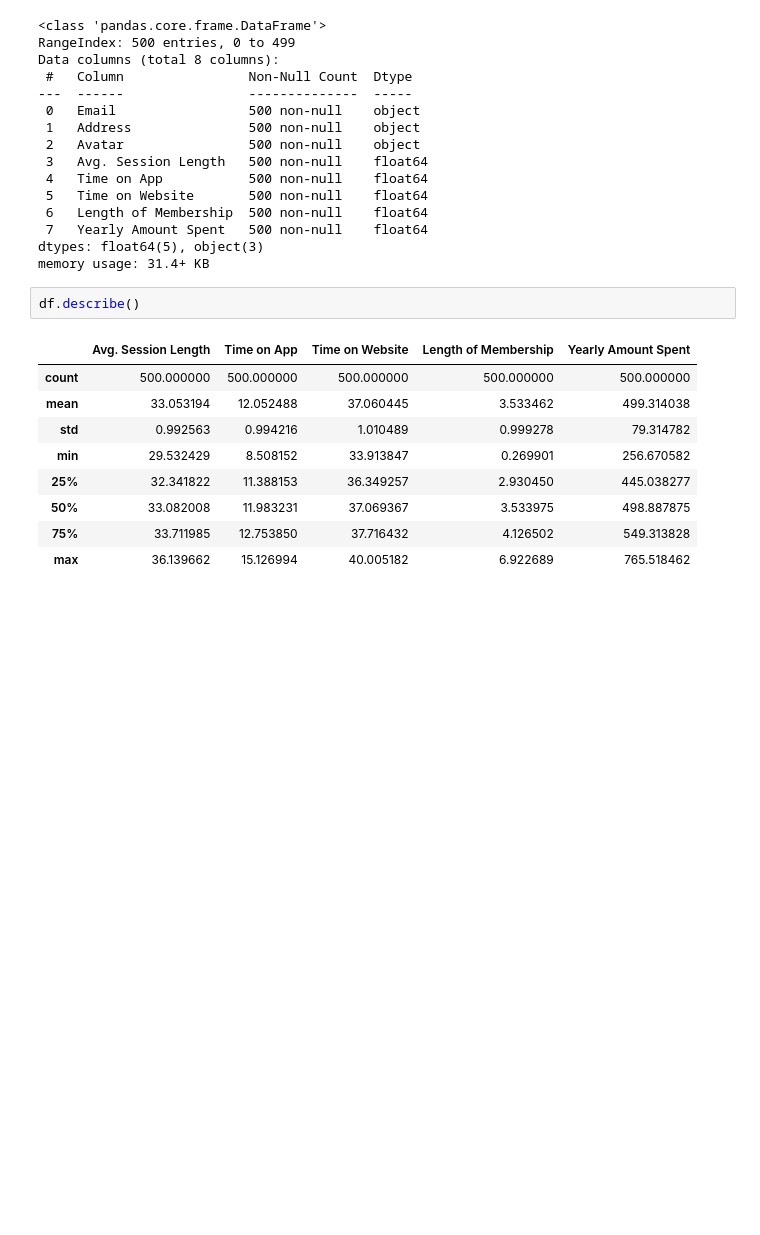
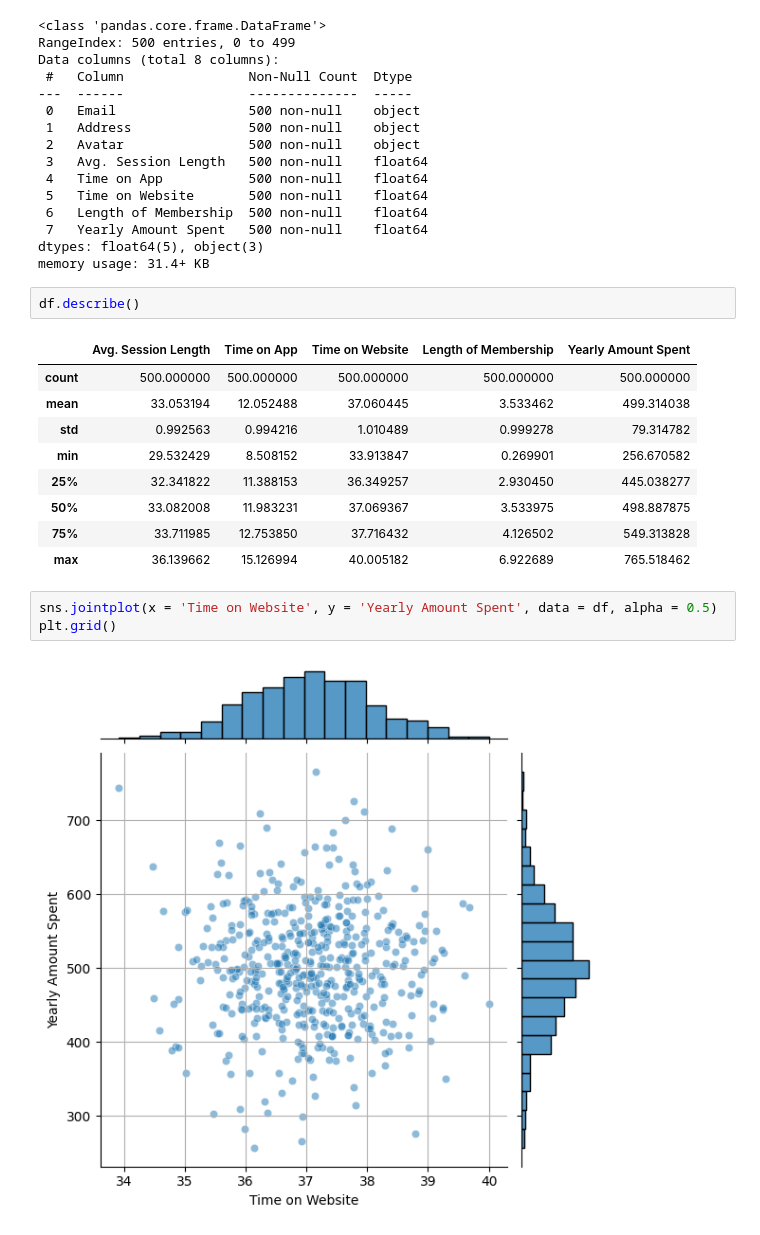
Before and after one commit to rizwanPizzee/Customers-Yearly-Spending-Prediction, a Jupyter notebook: MLR.ipynb, the cells around one changed output. Cells and saved outputs as stored; diff of their text form; blank space fills up the shorter version.

Commit message:
EDA (Exploratory Data Analysis)

```diff
--- a/MLR.ipynb
+++ b/MLR.ipynb
@@ -43,3 +43,8 @@ df.describe()
 | 50% | 33.082008 | 11.983231 | 37.069367 | 3.533975 | 498.887875 |
 | 75% | 33.711985 | 12.753850 | 37.716432 | 4.126502 | 549.313828 |
 | max | 36.139662 | 15.126994 | 40.005182 | 6.922689 | 765.518462 |
+# %%
+sns.jointplot(x = 'Time on Website', y = 'Yearly Amount Spent', data = df, alpha = 0.5)
+plt.grid()
+# %% [output]
+[figure, added]
```
Also changed, not shown: parts of 1 cell of this notebook.
